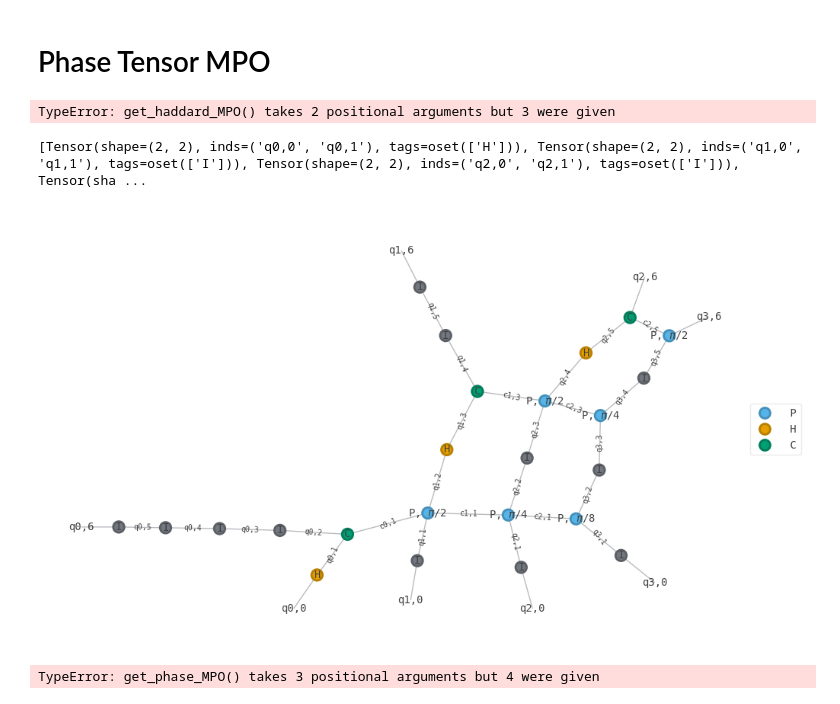
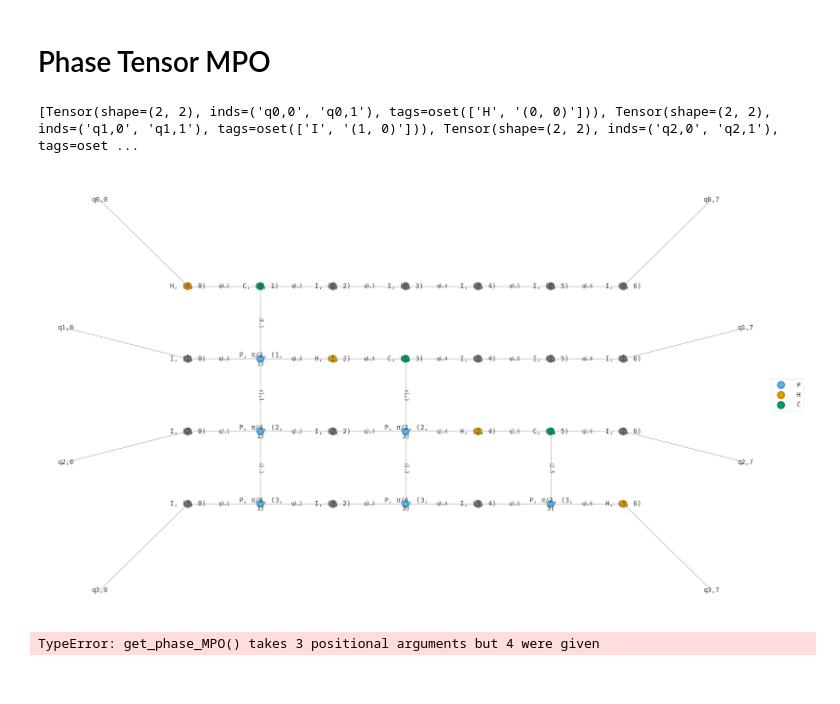
Before and after one commit to the-iron-ryan/MPO_QFT, a Jupyter notebook: QFT_MPO.ipynb, the cells around one changed output. Drawn from its saved outputs; the diff is of its cells as text; code cells hidden in the pictures.

```diff
--- a/QFT_MPO.ipynb
+++ b/QFT_MPO.ipynb
@@ -54,16 +54,11 @@ def get_haddard_MPO(N, row, col):
     for i in range(N):
         inds=[getQ(i, col), getQ(i, col+1)]
         if i == row:
-            tensors.append(qtn.Tensor(qu.hadamard(), inds=inds, tags='H'))
+            tensors.append(qtn.Tensor(qu.hadamard(), inds=inds, tags=['H', f'({i}, {col})']))
         else:
-            tensors.append(qtn.Tensor(np.eye(2), inds=inds, tags='I'))
+            tensors.append(qtn.Tensor(np.eye(2), inds=inds, tags=['I', f'({i}, {col})']))
 
     return tensors
-# %%
-hadamard_mp = get_haddard_MPO(0, 0)
-qtn.TensorNetwork(hadamard_mp).draw(color=['H'])
-# %% [output]
-TypeError: get_haddard_MPO() takes 2 positional arguments but 3 were given
 # %%
 def get_phase_MPO(start_row, end_row, col):
     '''
@@ -73,7 +68,7 @@ def get_phase_MPO(start_row, end_row, col):
     tensors = []
 
     for i in range(0, start_row):
-        tensors.append(qtn.Tensor(qu.identity(2), inds=[getQ(i, col), getQ(i, col+1)], tags=['I']))
+        tensors.append(qtn.Tensor(qu.identity(2), inds=[getQ(i, col), getQ(i, col+1)], tags=['I', f'({i}, {col})']))
 
     # Define our control (copy tensor) in the form:
     # [
@@ -84,7 +79,7 @@ def get_phase_MPO(start_row, end_row, col):
     copy_tensor = qtn.Tensor(
         data=np.array([ [[1, 0], [0,0]], [[0, 0], [0, 1]] ]),
         inds=[getQ(start_row, col), getQ(start_row, col+1), getC(start_row, col)],
-        tags=['C'])
+        tags=['C', f'({start_row}, {col})'])
 
     tensors.append(copy_tensor)
 
@@ -105,7 +100,7 @@ def get_phase_MPO(start_row, end_row, col):
         tensors.append(qtn.Tensor(
             data=CPhaseGate(phase).to_matrix().reshape(2,2,2,2),
             inds=inds,
-            tags=['P', f'$\pi$/{phase_denom}']))
+            tags=['P', f'$\pi$/{phase_denom}', f'({i}, {col})']))
 
         phase_count += 1
 
@@ -121,7 +116,7 @@ def get_phase_MPO(start_row, end_row, col):
     tensors.append(qtn.Tensor(
         data=[qu.identity(2), qu.phase_gate(last_phase)],
         inds=[getQ(end_row-1, col), getQ(end_row-1, col+1), getC(end_row-2, col)],
-        tags=['P', f'$\pi$/{2**(phase_count)}']))
+        tags=['P', f'$\pi$/{2**(phase_count)}', f'({end_row-1}, {col})']))
 
     return tensors
 # %%
@@ -137,20 +132,26 @@ def merge_neighboring_indices(tn, end_row, end_col):
 # %%
 tensors = []
 
 tensors.extend(get_haddard_MPO(N, 0, 0))
 tensors.extend(get_phase_MPO(0, N, 1))
 tensors.extend(get_haddard_MPO(N, 1, 2))
 tensors.extend(get_phase_MPO(1, N, 3))
 tensors.extend(get_haddard_MPO(N, 2, 4))
 tensors.extend(get_phase_MPO(2, N, 5))
-# tensors.extend(get_haddard_MPO(N, 3, 6))
+tensors.extend(get_haddard_MPO(N, 3, 6))
 print(tensors)
 tn = qtn.TensorNetwork2D(tensors)
-# merge_neighboring_indices(tn, N, N+1)
-tn.draw(color=['P','H', 'C'], figsize=(10, 10), show_inds='all', show_tags=True, iterations=100)
+fix_dict = {}
+
+# Layout the tensor network in a grid
+for i in range(N*N):
+    for j in range(N*N):
+        fix_dict[f'({i}, {j})'] = (j, -i)
+
+tn.draw(color=['P','H', 'C'], figsize=(16, 16), show_inds='all', show_tags=True, initial_layout='shell', fix=fix_dict, font_size=10)
 # %% [output]
-[Tensor(shape=(2, 2), inds=('q0,0', 'q0,1'), tags=oset(['H'])), Tensor(shape=(2, 2), inds=('q1,0', 'q1,1'), tags=oset(['I'])), Tensor(shape=(2, 2), inds=('q2,0', 'q2,1'), tags=oset(['I'])), Tensor(sha ...
+[Tensor(shape=(2, 2), inds=('q0,0', 'q0,1'), tags=oset(['H', '(0, 0)'])), Tensor(shape=(2, 2), inds=('q1,0', 'q1,1'), tags=oset(['I', '(1, 0)'])), Tensor(shape=(2, 2), inds=('q2,0', 'q2,1'), tags=oset ...
-[figure, old version]
+[figure, new version]
 # %%
 phase_mpo1 = get_phase_MPO(N, 1, N, 2)
 phase_mpo1.draw(color=['P'], figsize=(10, 10), show_inds='all', show_tags=True)
```
